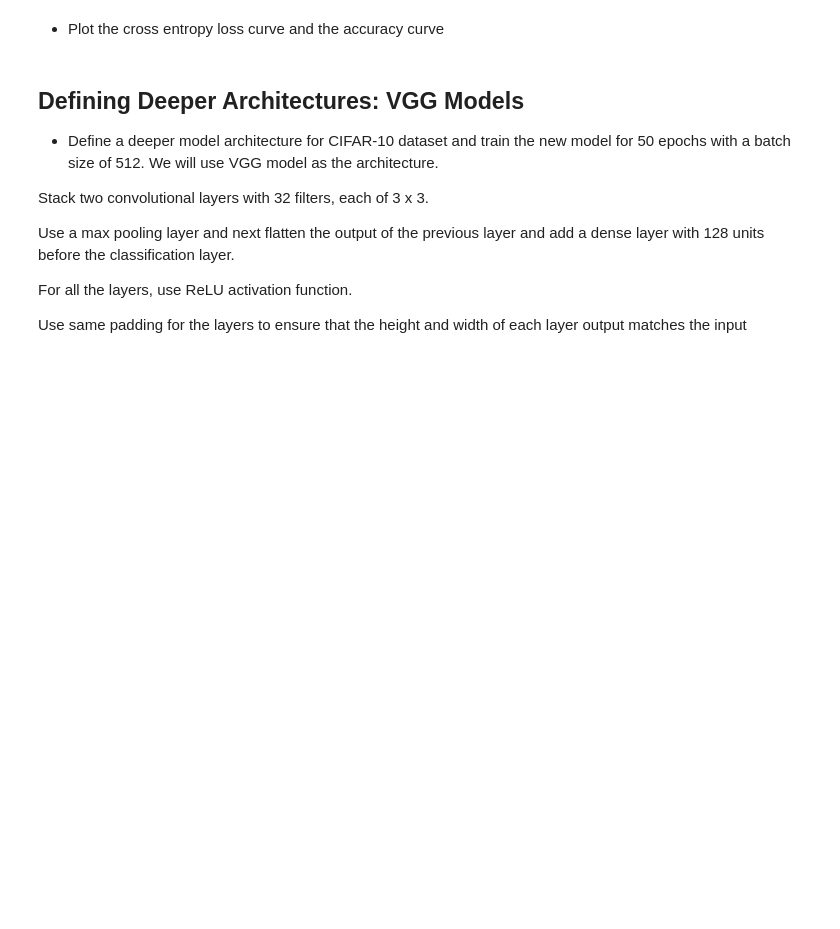
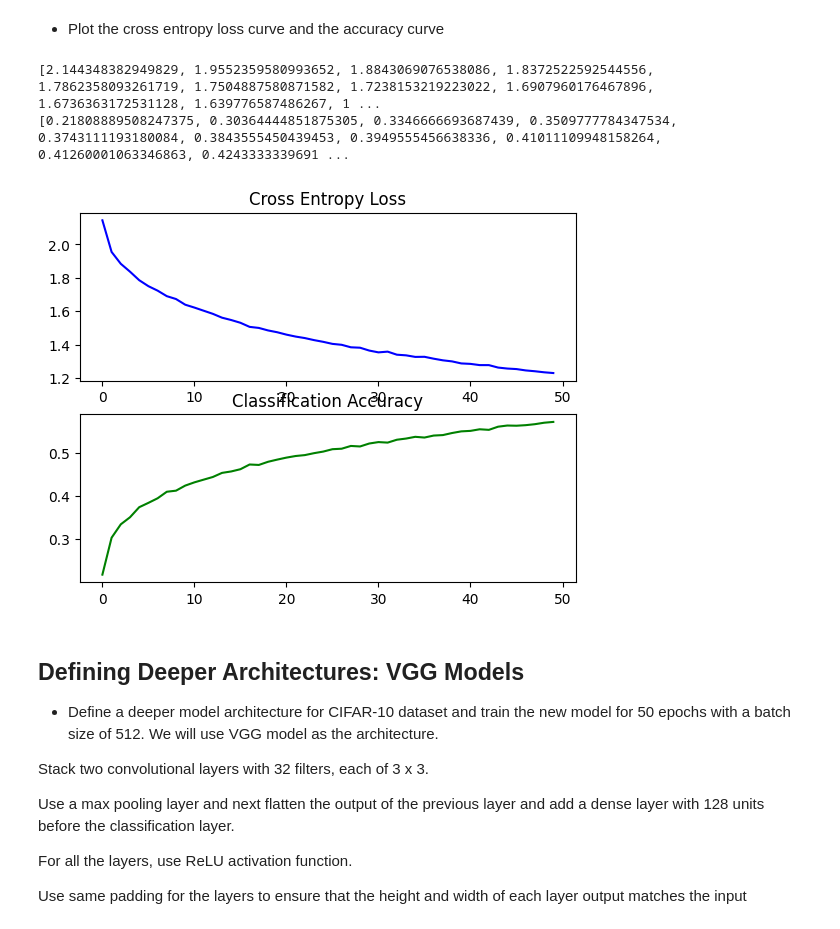
Before and after one commit to ironhack-labs/lab-image-classification-using-convolutional-neural-networks, a Jupyter notebook: main.ipynb, the cells around one changed output. Saved outputs shown, nothing was run; the diff lists cells and outputs as text; code cells hidden in the pictures; blank space fills up the shorter version.

```diff
--- a/main.ipynb
+++ b/main.ipynb
@@ -141,3 +139,20 @@ Epoch 50/50
+# %%
+# Your code here :
+print(history.history['loss']) # returns the loss value at the end of each epoch
+print(history.history['accuracy']) # returns the accuracy at the end of each epoch
+
+plt.subplot(211)
+plt.title('Cross Entropy Loss')
+plt.plot(history.history['loss'], color='blue', label='train')
+
+plt.subplot(212)
+plt.title('Classification Accuracy')
+plt.plot(history.history['accuracy'], color='green', label='train')
+plt.show()
+# %% [output]
+[2.144348382949829, 1.9552359580993652, 1.8843069076538086, 1.8372522592544556, 1.7862358093261719, 1.7504887580871582, 1.7238153219223022, 1.6907960176467896, 1.6736363172531128, 1.639776587486267, 1 ...
+[0.21808889508247375, 0.30364444851875305, 0.3346666693687439, 0.3509777784347534, 0.3743111193180084, 0.3843555450439453, 0.3949555456638336, 0.41011109948158264, 0.41260001063346863, 0.4243333339691 ...
+[figure, added]
 # %% [markdown]
 ## Defining Deeper Architectures: VGG Models
 
```
Also changed, not shown: parts of 17 cells of this notebook.
